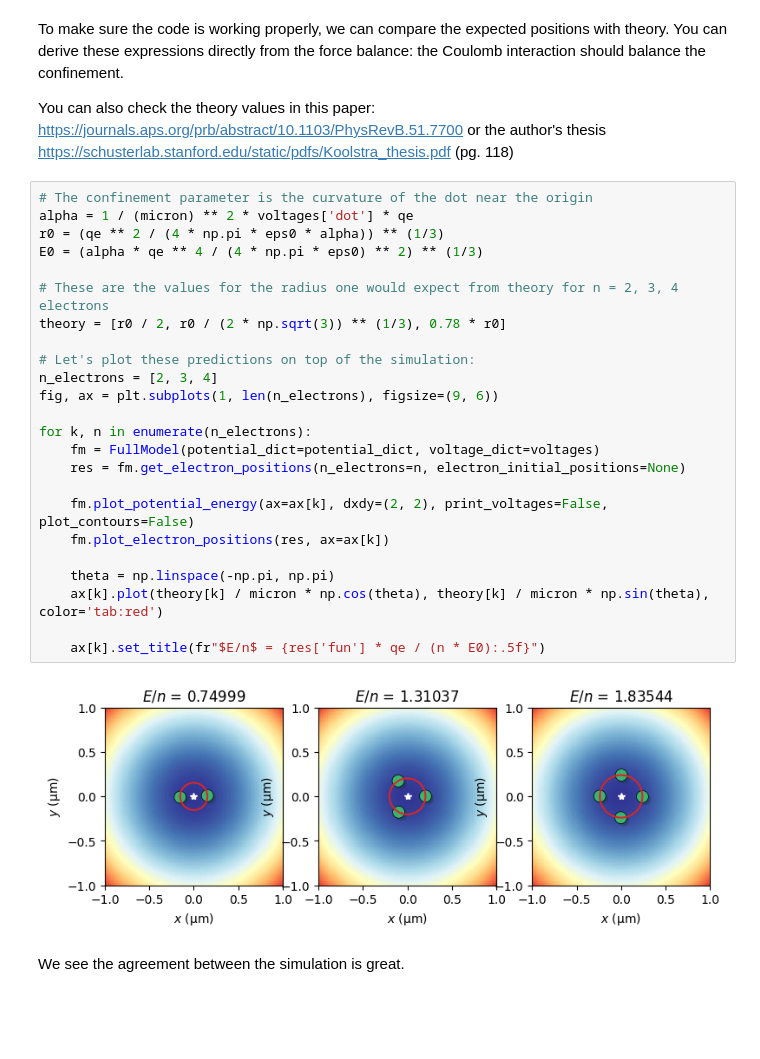
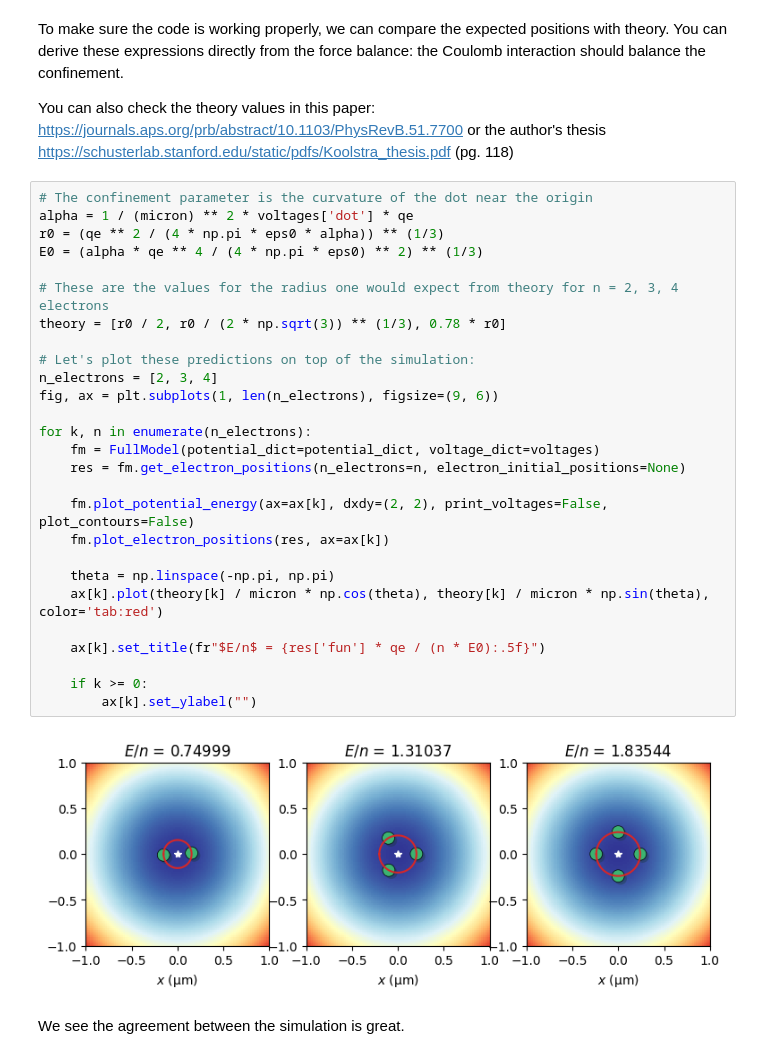
Before and after one commit to gkoolstra/quantum_electron, a Jupyter notebook: examples/00_harmonic_well.ipynb, the cells around one changed output. Cells and saved outputs as stored; diff of their text form; blank space fills up the shorter version.

```diff
--- a/examples/00_harmonic_well.ipynb
+++ b/examples/00_harmonic_well.ipynb
@@ -79,29 +79,32 @@ You can also check the theory values in this paper: https://journals.aps.org/prb
 # %%
 # The confinement parameter is the curvature of the dot near the origin
 alpha = 1 / (micron) ** 2 * voltages['dot'] * qe
 r0 = (qe ** 2 / (4 * np.pi * eps0 * alpha)) ** (1/3)
 E0 = (alpha * qe ** 4 / (4 * np.pi * eps0) ** 2) ** (1/3)
 
 # These are the values for the radius one would expect from theory for n = 2, 3, 4 electrons
 theory = [r0 / 2, r0 / (2 * np.sqrt(3)) ** (1/3), 0.78 * r0]
 
 # Let's plot these predictions on top of the simulation:
 n_electrons = [2, 3, 4]
 fig, ax = plt.subplots(1, len(n_electrons), figsize=(9, 6))
 
 for k, n in enumerate(n_electrons):
     fm = FullModel(potential_dict=potential_dict, voltage_dict=voltages)
     res = fm.get_electron_positions(n_electrons=n, electron_initial_positions=None)
 
     fm.plot_potential_energy(ax=ax[k], dxdy=(2, 2), print_voltages=False, plot_contours=False)
     fm.plot_electron_positions(res, ax=ax[k])
 
     theta = np.linspace(-np.pi, np.pi)
     ax[k].plot(theory[k] / micron * np.cos(theta), theory[k] / micron * np.sin(theta), color='tab:red')
 
     ax[k].set_title(fr"$E/n$ = {res['fun'] * qe / (n * E0):.5f}")
+
+    if k >= 0:
+        ax[k].set_ylabel("")
 # %% [output]
-[figure, old version]
+[figure, new version]
 # %% [markdown]
 We see the agreement between the simulation is great.
 # %% [markdown]
```
Also changed, not shown: parts of 4 cells of this notebook, 12 other files.
